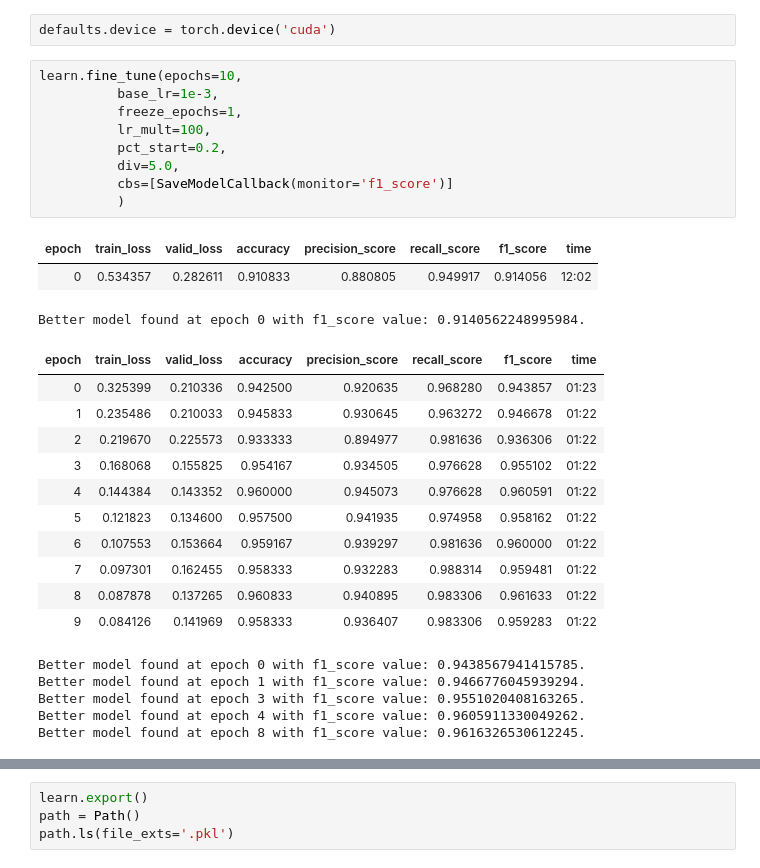
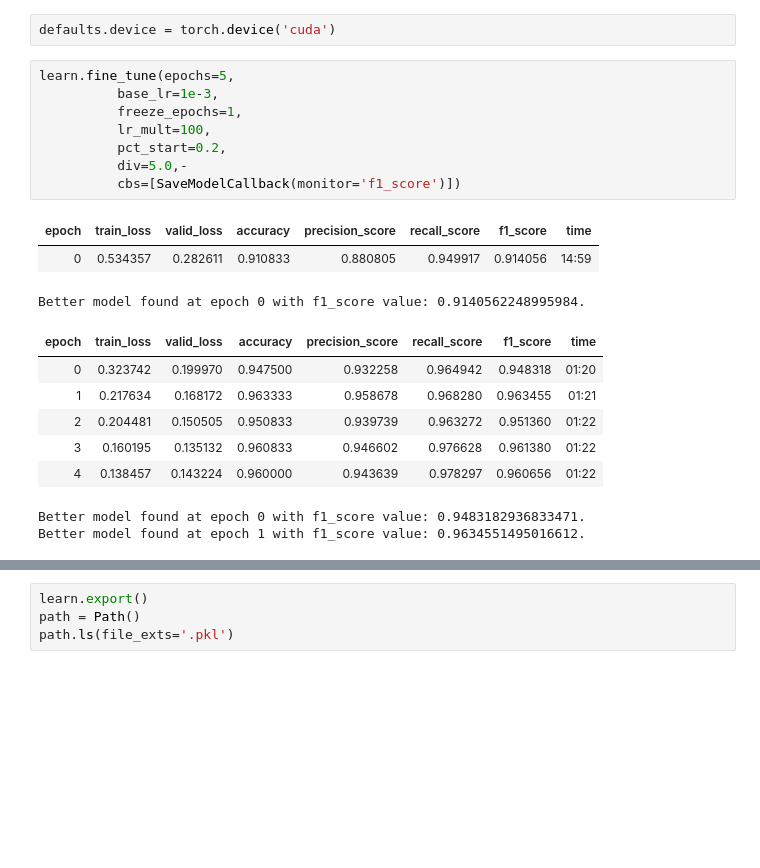
Before and after one commit to khunfloat/covid_xray_classification, a Jupyter notebook: main.ipynb, the cells around one changed output, grey strips where cells are left out. Saved outputs shown, nothing was run; the diff lists cells and outputs as text; blank space fills up the shorter version.

```diff
--- a/main.ipynb
+++ b/main.ipynb
@@ -59,34 +58,25 @@ Downloading: "https://download.pytorch.org/models/resnet34-b627a593.pth" to /roo
 # %%
 defaults.device = torch.device('cuda')
 # %%
-learn.fine_tune(epochs=10,
+learn.fine_tune(epochs=5,
           base_lr=1e-3,
           freeze_epochs=1,
           lr_mult=100,
           pct_start=0.2,
-          div=5.0,
-          cbs=[SaveModelCallback(monitor='f1_score')]
-          )
+          div=5.0,-
+          cbs=[SaveModelCallback(monitor='f1_score')])
 # %% [output]
 | epoch | train_loss | valid_loss | accuracy | precision_score | recall_score | f1_score | time |
-| 0 | 0.534357 | 0.282611 | 0.910833 | 0.880805 | 0.949917 | 0.914056 | 12:02 |
+| 0 | 0.534357 | 0.282611 | 0.910833 | 0.880805 | 0.949917 | 0.914056 | 14:59 |
 Better model found at epoch 0 with f1_score value: 0.9140562248995984.
 | epoch | train_loss | valid_loss | accuracy | precision_score | recall_score | f1_score | time |
-| 0 | 0.325399 | 0.210336 | 0.942500 | 0.920635 | 0.968280 | 0.943857 | 01:23 |
-| 1 | 0.235486 | 0.210033 | 0.945833 | 0.930645 | 0.963272 | 0.946678 | 01:22 |
-| 2 | 0.219670 | 0.225573 | 0.933333 | 0.894977 | 0.981636 | 0.936306 | 01:22 |
-| 3 | 0.168068 | 0.155825 | 0.954167 | 0.934505 | 0.976628 | 0.955102 | 01:22 |
-| 4 | 0.144384 | 0.143352 | 0.960000 | 0.945073 | 0.976628 | 0.960591 | 01:22 |
-| 5 | 0.121823 | 0.134600 | 0.957500 | 0.941935 | 0.974958 | 0.958162 | 01:22 |
-| 6 | 0.107553 | 0.153664 | 0.959167 | 0.939297 | 0.981636 | 0.960000 | 01:22 |
-| 7 | 0.097301 | 0.162455 | 0.958333 | 0.932283 | 0.988314 | 0.959481 | 01:22 |
-| 8 | 0.087878 | 0.137265 | 0.960833 | 0.940895 | 0.983306 | 0.961633 | 01:22 |
-| 9 | 0.084126 | 0.141969 | 0.958333 | 0.936407 | 0.983306 | 0.959283 | 01:22 |
+| 0 | 0.323742 | 0.199970 | 0.947500 | 0.932258 | 0.964942 | 0.948318 | 01:20 |
+| 1 | 0.217634 | 0.168172 | 0.963333 | 0.958678 | 0.968280 | 0.963455 | 01:21 |
+| 2 | 0.204481 | 0.150505 | 0.950833 | 0.939739 | 0.963272 | 0.951360 | 01:22 |
+| 3 | 0.160195 | 0.135132 | 0.960833 | 0.946602 | 0.976628 | 0.961380 | 01:22 |
+| 4 | 0.138457 | 0.143224 | 0.960000 | 0.943639 | 0.978297 | 0.960656 | 01:22 |
-Better model found at epoch 0 with f1_score value: 0.9438567941415785.
-Better model found at epoch 1 with f1_score value: 0.9466776045939294.
-Better model found at epoch 3 with f1_score value: 0.9551020408163265.
-Better model found at epoch 4 with f1_score value: 0.9605911330049262.
-Better model found at epoch 8 with f1_score value: 0.9616326530612245.
+Better model found at epoch 0 with f1_score value: 0.9483182936833471.
+Better model found at epoch 1 with f1_score value: 0.9634551495016612.
 # %%
 learn.recorder.plot_loss()
 # %% [output]
```
Also changed, not shown: parts of 6 cells of this notebook.
